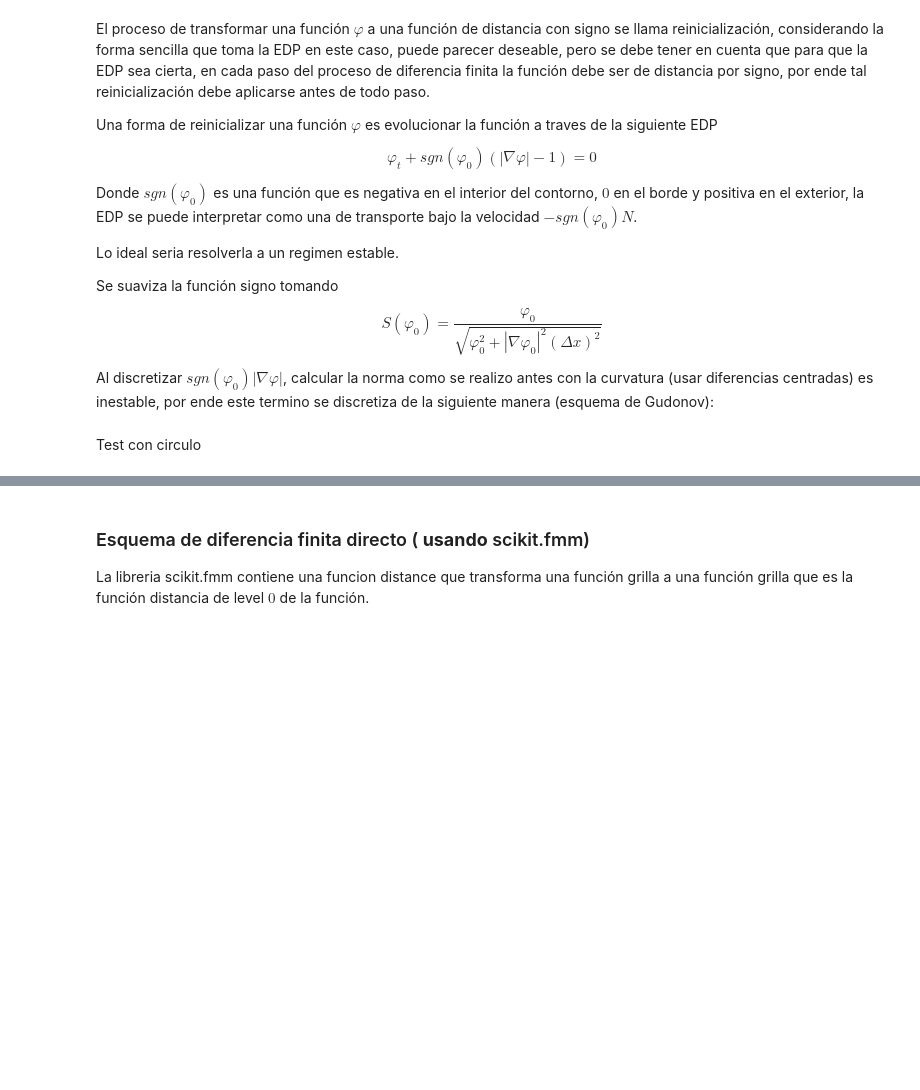
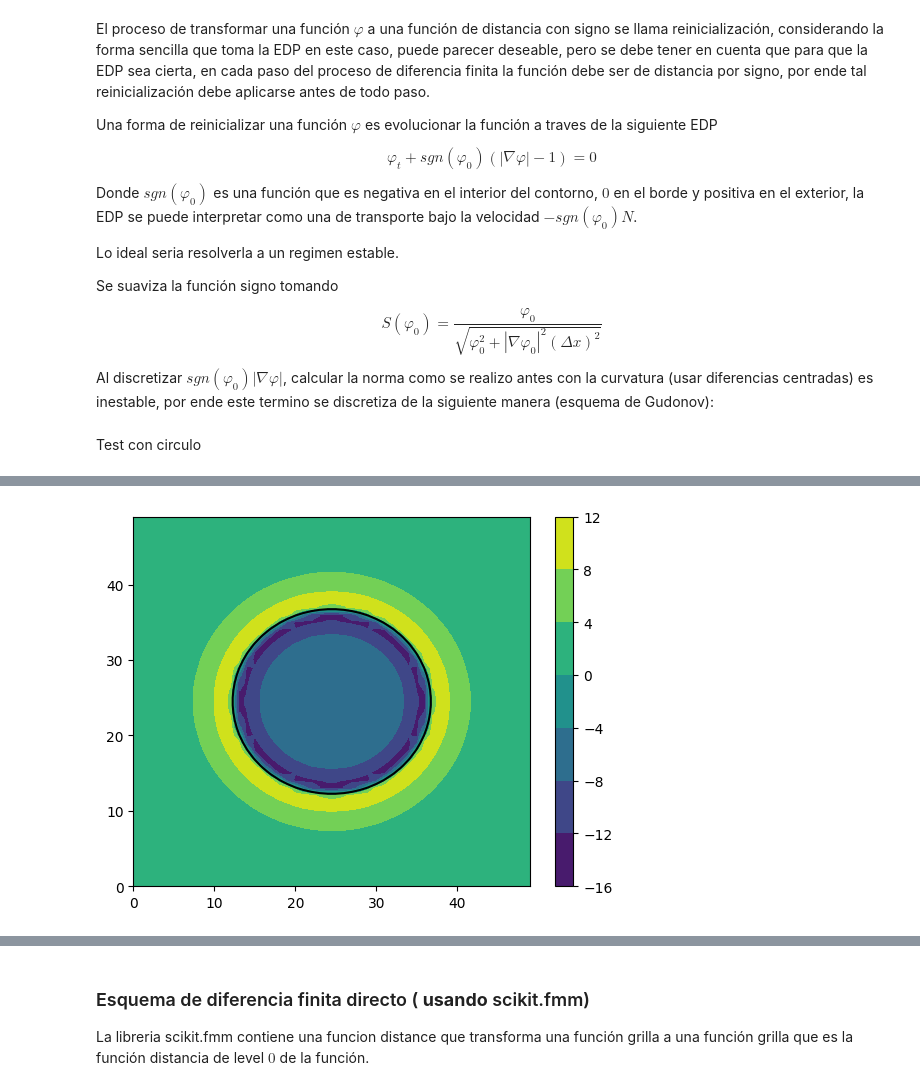
Before and after one commit to snadosas/mcf-img-reco, a Jupyter notebook: MCF_IR.ipynb, the cells around one changed output, grey strips where cells are left out. Drawn from its saved outputs; the diff is of its cells as text; code cells hidden in the pictures; blank space fills up the shorter version.

```diff
--- a/MCF_IR.ipynb
+++ b/MCF_IR.ipynb
@@ -351,0 +354,10 @@ plt.show()
+# %%
+N = 50
+phi_0, dx = to_grid(circ,N)
+#plt.imshow(smoothed_sgn(phi_0,dx))
+lol = plt.contourf(smoothed_sgn(phi_0,dx))
+plt.contour(phi_0, levels=[0], colors='black')
+plt.colorbar(lol)
+plt.show()
+# %% [output]
+[figure, added]
```
Also changed, not shown: parts of 5 cells of this notebook, 1 other file.
